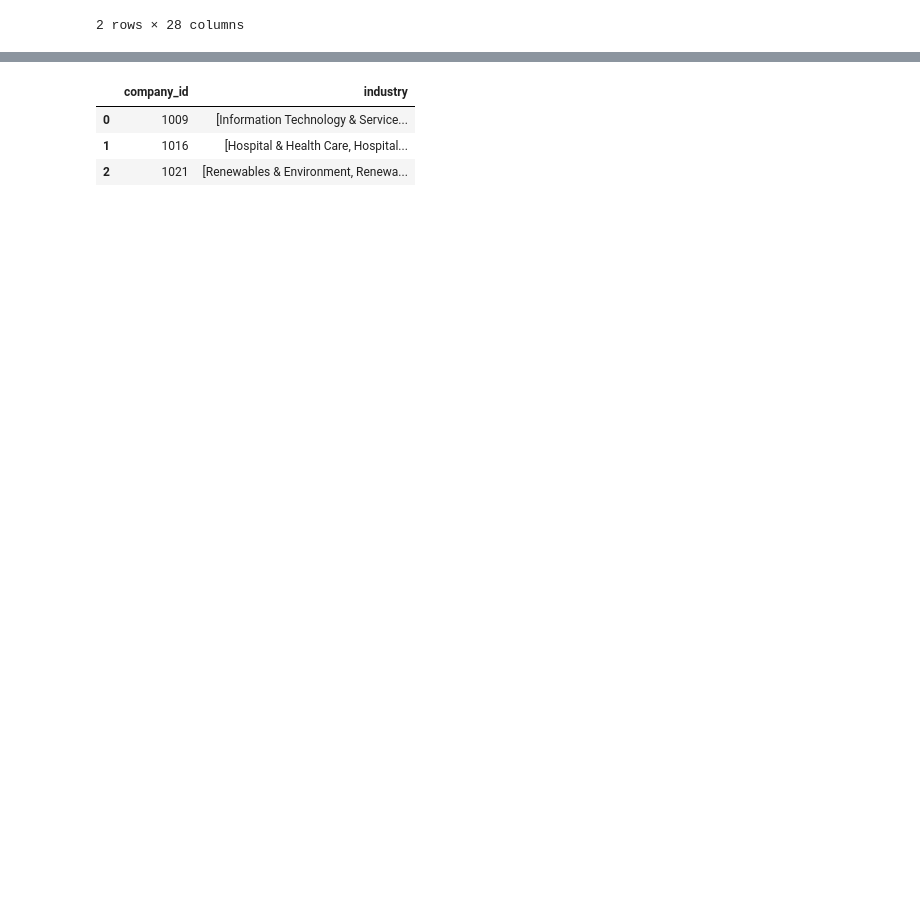
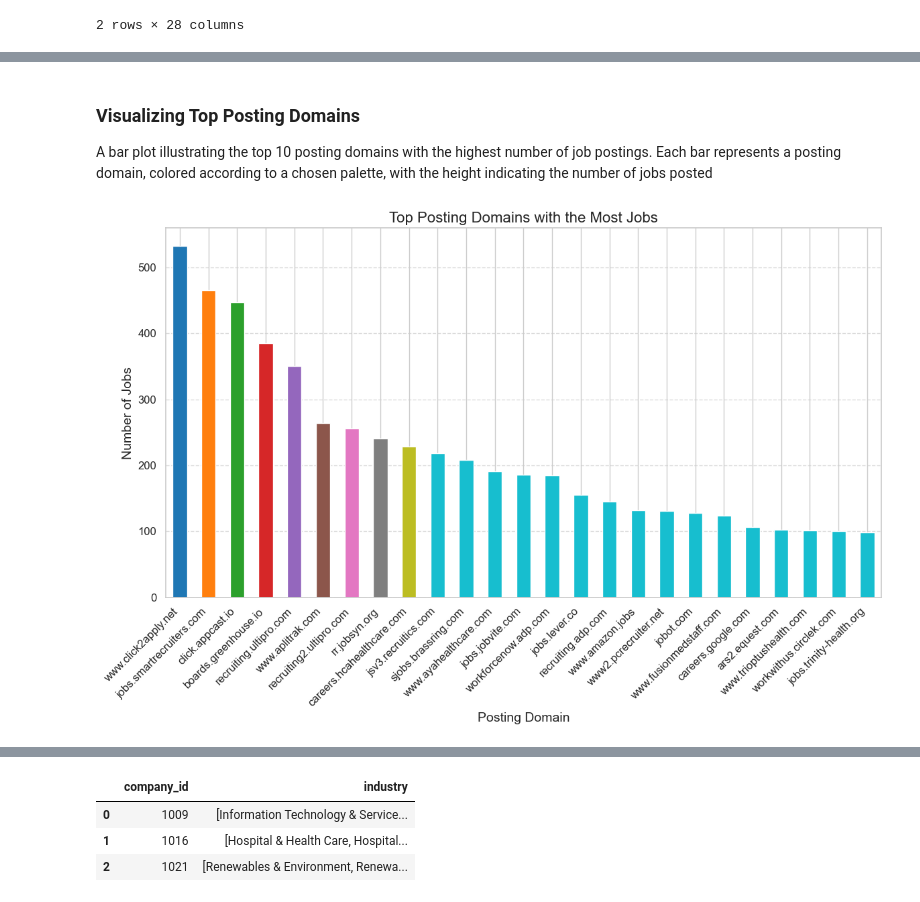
Before and after one commit to com-480-data-visualization/com-480-RYL, a Jupyter notebook: exploratory_data_analysis.ipynb, the cells around one changed output, grey strips where cells are left out. Cells and saved outputs as stored; diff of their text form; code cells hidden in the pictures; blank space fills up the shorter version.

```diff
--- a/exploratory_data_analysis.ipynb
+++ b/exploratory_data_analysis.ipynb
@@ -40,0 +177,23 @@ job_posting.head(2)
+# %% [markdown]
+### Visualizing Top Posting Domains
+A bar plot illustrating the top 10 posting domains with the highest number of job postings. Each bar represents a posting domain, colored according to a chosen palette, with the height indicating the number of jobs posted
+# %%
+
+# Group by posting_domain and count the number of occurrences
+posting_domain_counts = job_posting['posting_domain'].value_counts()
+top_posting_domains = posting_domain_counts.head(25)
+
+# Plotting
+plt.figure(figsize=(12, 8))
+colors = plt.cm.tab10(range(len(top_posting_domains)))
+top_posting_domains.plot(kind='bar', color=colors)
+plt.xlabel('Posting Domain', fontsize=14)
+plt.ylabel('Number of Jobs', fontsize=14)
+plt.title('Top Posting Domains with the Most Jobs', fontsize=16)
+plt.xticks(rotation=45, ha='right', fontsize=12)
+plt.yticks(fontsize=12)
+plt.grid(axis='y', linestyle='--', alpha=0.7)
+plt.tight_layout()
+plt.show()
+# %% [output]
+[figure, added]
```
Also changed, not shown: parts of 32 cells of this notebook.
